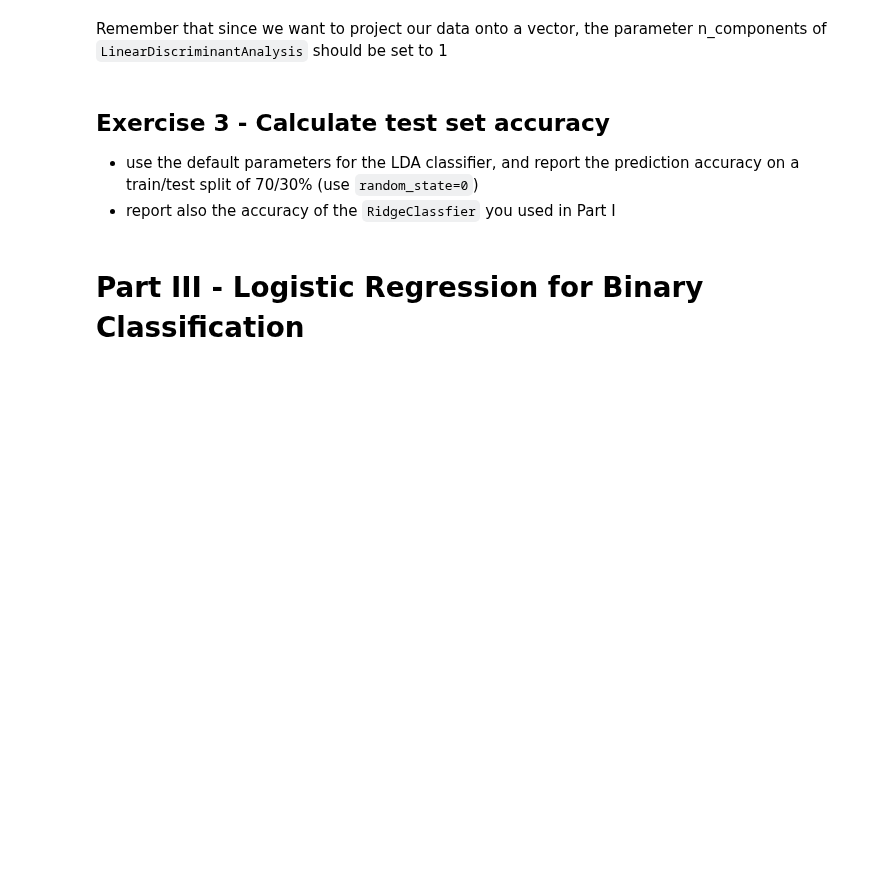
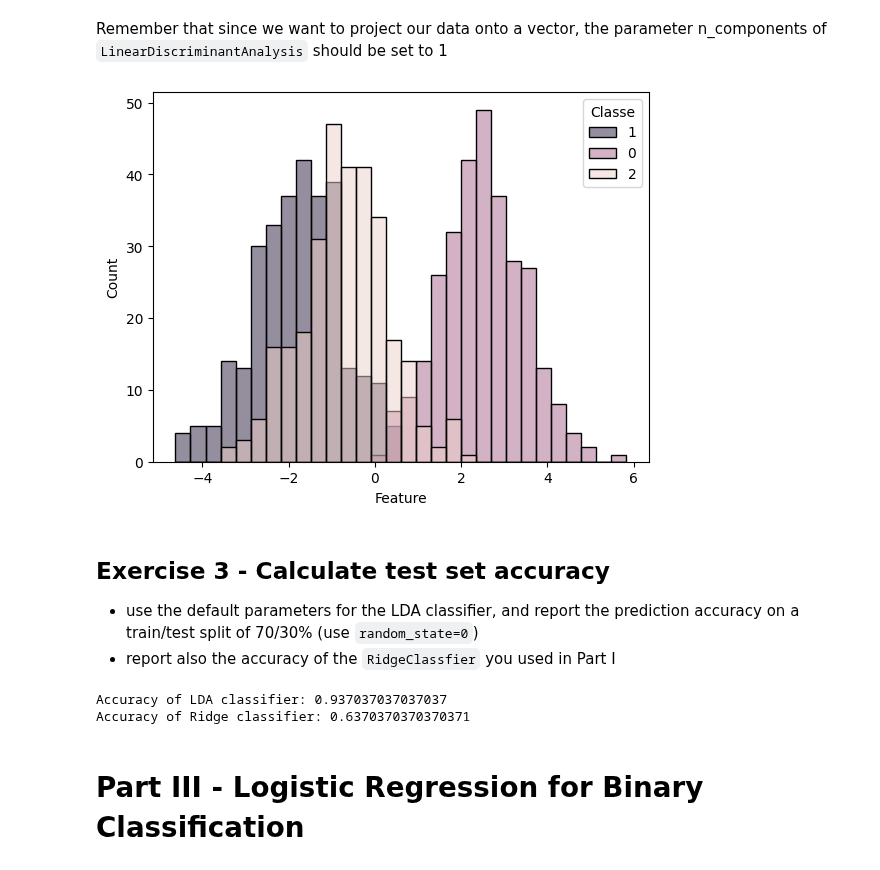
Before and after one commit to gtironi/MachineLearning, a Jupyter notebook: tacd/lab_classification/lab_classification.ipynb, the cells around one changed output. Cells and saved outputs as stored; diff of their text form; code cells hidden in the pictures; blank space fills up the shorter version.

```diff
--- a/tacd/lab_classification/lab_classification.ipynb
+++ b/tacd/lab_classification/lab_classification.ipynb
@@ -198,10 +202,12 @@ Remember that since we want to project our data onto a vector, the parameter n_c
 # %%
 # your code goes here:
 
 lda = LinearDiscriminantAnalysis(n_components=1)
-X_lda = lda.fit_transform(X, y)
+X_lda = lda.fit_transform(X, y).ravel()
 
 plot_histogram(X_lda, y)
+# %% [output]
+[figure, added]
 # %% [markdown]
 ## Exercise 3 - Calculate test set accuracy
 
@@ -219,18 +225,26 @@ X_lda = lda.fit_transform(X_train, y_train)
 
 y_pred_lda = lda.predict(X_test)
 accuracy_lda = accuracy_score(y_test, y_pred_lda)
-print(f"Accuracy of LDA classifier: {accuracy_lda:.2f}")
+print(f"Accuracy of LDA classifier: {accuracy_lda}")
 
 #Ridge
 w = np.array(fishers_linear_discriminant(X, y)).T
-fisher_projection = (np.dot(X, w.T)).reshape(1, -1)[0]
-fisher_projection = fisher_projection.reshape(-1, 1)
+fisher_projection_train = (np.dot(X_train, w.T)).reshape(1, -1)[0]
+fisher_projection_train = fisher_projection_train.reshape(-1, 1)
+
 Ridge = RidgeClassifier()
-Ridge.fit(fisher_projection, y)
-predicted_y = Ridge.predict(fisher_projection)
-accuracy_ridge = accuracy_score(predicted_y, y)
+Ridge.fit(fisher_projection_train, y_train)
 
-print(f"Accuracy of Ridge classifier: {accuracy_ridge:.2f}")
+fisher_projection_test = (np.dot(X_test, w.T)).reshape(1, -1)[0]
+fisher_projection_test = fisher_projection_test.reshape(-1, 1)
+
+predicted_y = Ridge.predict(fisher_projection_test)
+accuracy_ridge = accuracy_score(predicted_y, y_test)
+
+print(f"Accuracy of Ridge classifier: {accuracy_ridge}")
+# %% [output]
+Accuracy of LDA classifier: 0.937037037037037
+Accuracy of Ridge classifier: 0.6370370370370371
 # %% [markdown]
 # Part III - Logistic Regression for Binary Classification
 # %% [markdown]
```
Also changed, not shown: parts of 5 cells of this notebook.
